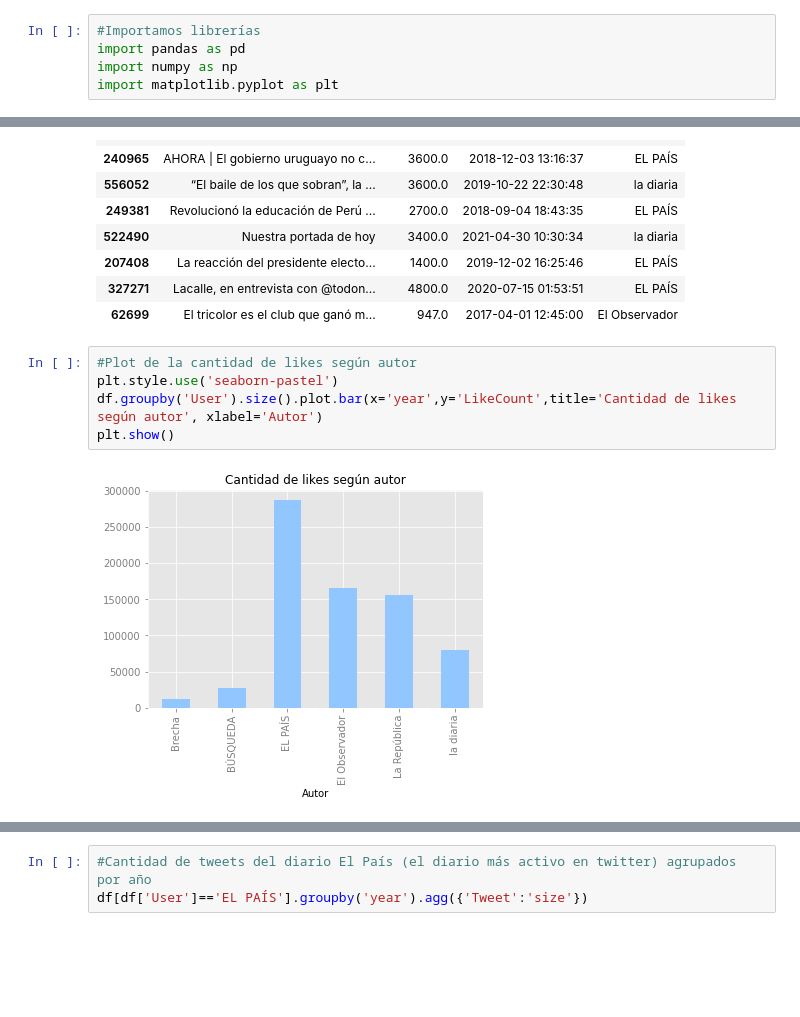
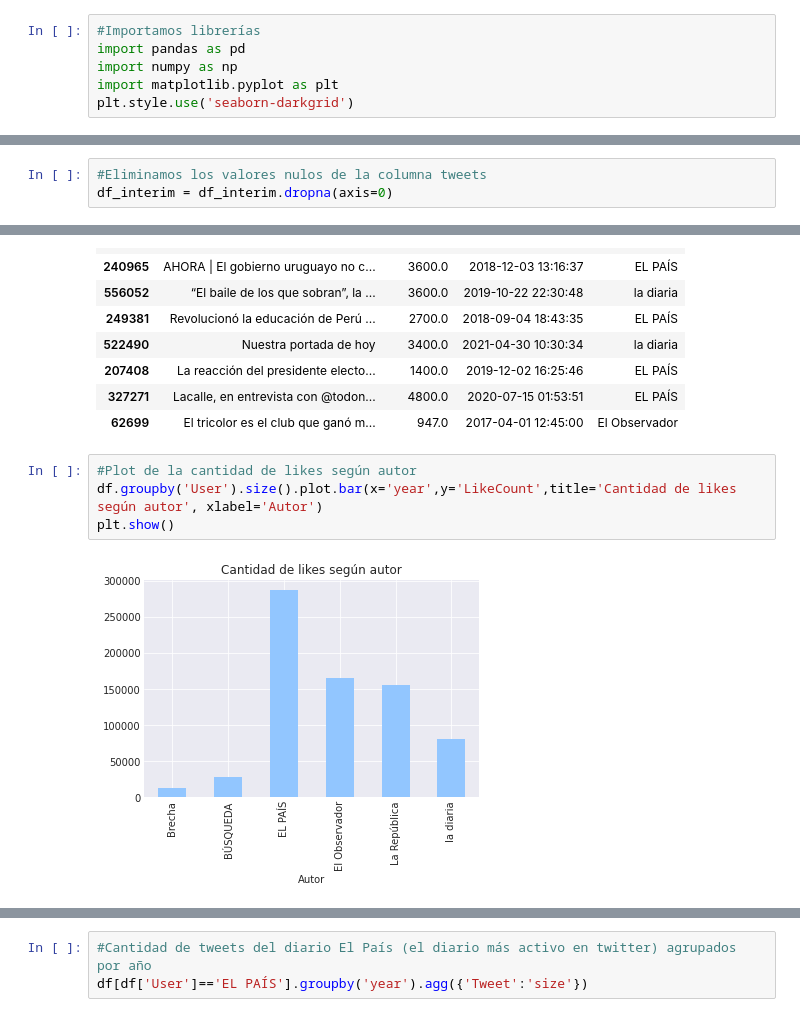
Before and after one commit to easyundercover/4geeks-final-project, a Jupyter notebook: src/explore.ipynb, the cells around one changed output, grey strips where cells are left out. Cells and saved outputs as stored; diff of their text form; blank space fills up the shorter version.

```diff
--- a/src/explore.ipynb
+++ b/src/explore.ipynb
@@ -6,6 +6,7 @@
 import pandas as pd
 import numpy as np
 import matplotlib.pyplot as plt
+plt.style.use('seaborn-darkgrid')
 # %%
 #Cargamos el dataset
 df_raw = pd.read_csv("../data/raw/full_info.csv")
@@ -57,6 +59,9 @@ df_interim = df_interim[['TweetID', 'User', 'Handle', 'PostDate', 'Tweet', 'Repl
 #Creamos columnas con mes y año por separado
 df_interim['year'] = df_interim['PostDate'].dt.year
 df_interim['month'] = df_interim['PostDate'].dt.month
+# %%
+#Eliminamos los valores nulos de la columna tweets
+df_interim = df_interim.dropna(axis=0)
 # %%
 #Copiamos el dataframe para hacer EDA
 df = df_interim.copy()
@@ -141,11 +146,10 @@ df.sort_values(by='RetweetCount', ascending = False)[['Tweet', 'LikeCount', 'Pos
 | 62699 | El tricolor es el club que ganó m... | 947.0 | 2017-04-01 12:45:00 | El Observador |
 # %%
 #Plot de la cantidad de likes según autor
-plt.style.use('seaborn-pastel')
 df.groupby('User').size().plot.bar(x='year',y='LikeCount',title='Cantidad de likes según autor', xlabel='Autor')
 plt.show()
 # %% [output]
-[figure, old version]
+[figure, new version]
 # %%
 #Plot de los retweets según autor
 df.groupby('User').size().plot.bar(x='year',y='RetweetCount',title='Cantidad de retweets según autor', xlabel='Autor')
```
Also changed, not shown: parts of 18 cells of this notebook, 1 other file.
